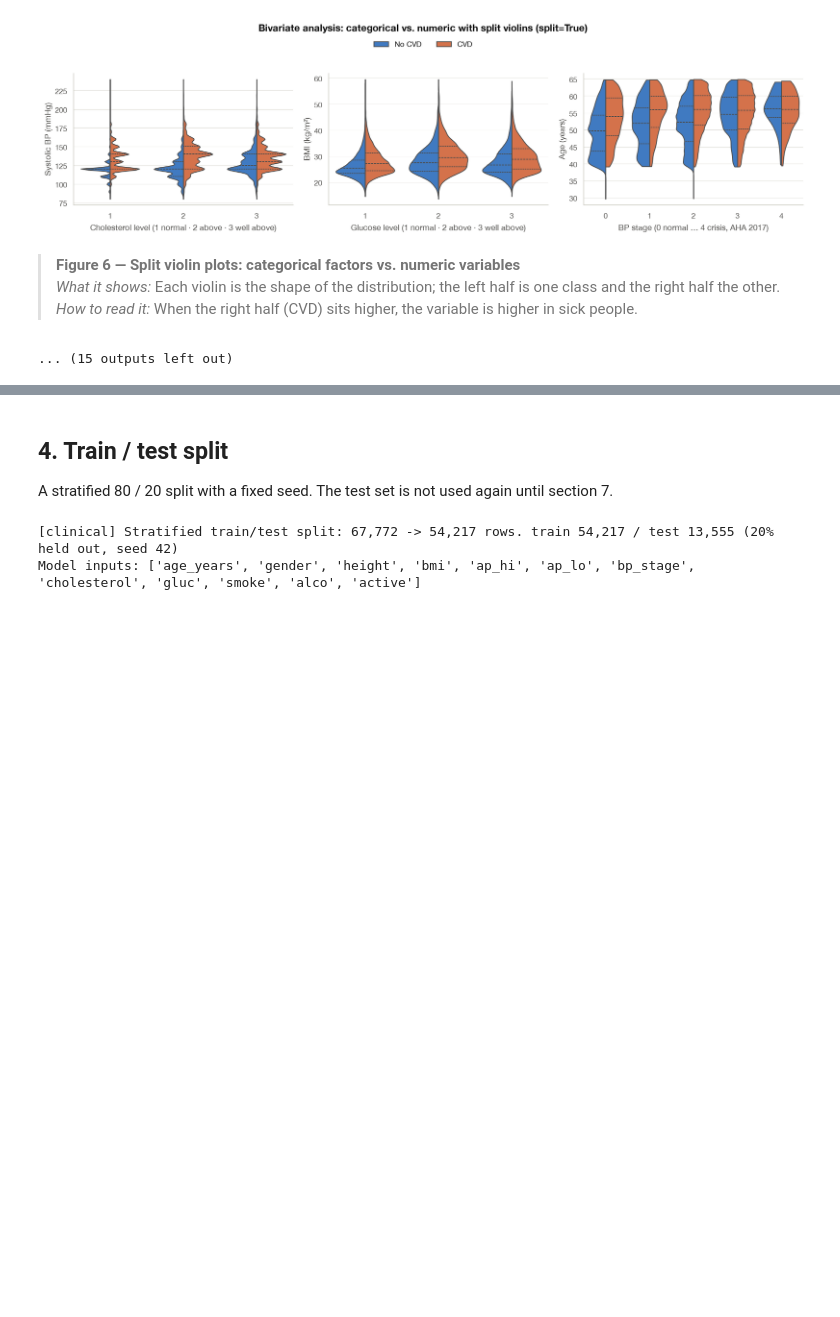
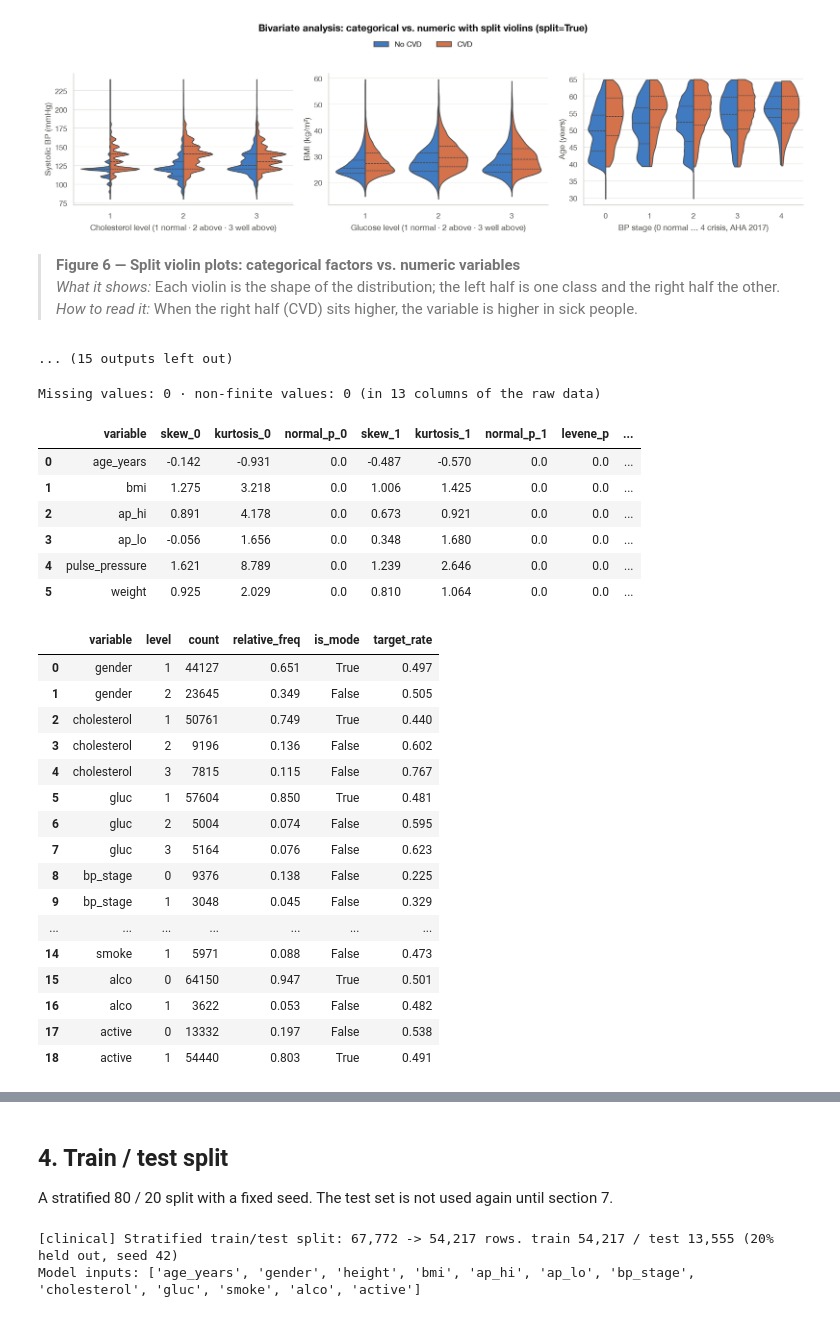
Before and after one commit to AlanFati12/Ciencias_Datos_II, a Jupyter notebook: ml-pipeline/notebooks/01_clinical_risk_tier.ipynb, the cells around one changed output, grey strips where cells are left out. Saved outputs shown, nothing was run; the diff lists cells and outputs as text; code cells hidden in the pictures; blank space fills up the shorter version.

```diff
--- a/ml-pipeline/notebooks/01_clinical_risk_tier.ipynb
+++ b/ml-pipeline/notebooks/01_clinical_risk_tier.ipynb
@@ -113,3 +113,36 @@ wf.explore()
 > *What it shows:* Each violin is the shape of the distribution; the left half is one class and the right half the other.
 > *How to read it:* When the right half (CVD) sits higher, the variable is higher in sick people.
 ... (15 outputs left out)
+# %%
+# Week-7 checklist: missing values, normality / homoscedasticity tests and categorical frequencies
+missing = wf.eda_tables["missing_values"]
+print(f"Missing values: {int(missing['missing'].sum())} · non-finite values: {int(missing['non_finite'].sum())} "
+      f"(in {len(missing)} columns of the raw data)")
+display(wf.eda_tables["assumption_tests"].round(3))
+display(wf.eda_tables["categorical_frequencies"].round(3))
+# %% [output]
+Missing values: 0 · non-finite values: 0 (in 13 columns of the raw data)
+|  | variable | skew_0 | kurtosis_0 | normal_p_0 | skew_1 | kurtosis_1 | normal_p_1 | levene_p | ... |
+| 0 | age_years | -0.142 | -0.931 | 0.0 | -0.487 | -0.570 | 0.0 | 0.0 | ... |
+| 1 | bmi | 1.275 | 3.218 | 0.0 | 1.006 | 1.425 | 0.0 | 0.0 | ... |
+| 2 | ap_hi | 0.891 | 4.178 | 0.0 | 0.673 | 0.921 | 0.0 | 0.0 | ... |
+| 3 | ap_lo | -0.056 | 1.656 | 0.0 | 0.348 | 1.680 | 0.0 | 0.0 | ... |
+| 4 | pulse_pressure | 1.621 | 8.789 | 0.0 | 1.239 | 2.646 | 0.0 | 0.0 | ... |
+| 5 | weight | 0.925 | 2.029 | 0.0 | 0.810 | 1.064 | 0.0 | 0.0 | ... |
+|  | variable | level | count | relative_freq | is_mode | target_rate |
+| 0 | gender | 1 | 44127 | 0.651 | True | 0.497 |
+| 1 | gender | 2 | 23645 | 0.349 | False | 0.505 |
+| 2 | cholesterol | 1 | 50761 | 0.749 | True | 0.440 |
+| 3 | cholesterol | 2 | 9196 | 0.136 | False | 0.602 |
+| 4 | cholesterol | 3 | 7815 | 0.115 | False | 0.767 |
+| 5 | gluc | 1 | 57604 | 0.850 | True | 0.481 |
+| 6 | gluc | 2 | 5004 | 0.074 | False | 0.595 |
+| 7 | gluc | 3 | 5164 | 0.076 | False | 0.623 |
+| 8 | bp_stage | 0 | 9376 | 0.138 | False | 0.225 |
+| 9 | bp_stage | 1 | 3048 | 0.045 | False | 0.329 |
+| ... | ... | ... | ... | ... | ... | ... |
+| 14 | smoke | 1 | 5971 | 0.088 | False | 0.473 |
+| 15 | alco | 0 | 64150 | 0.947 | True | 0.501 |
+| 16 | alco | 1 | 3622 | 0.053 | False | 0.482 |
+| 17 | active | 0 | 13332 | 0.197 | False | 0.538 |
+| 18 | active | 1 | 54440 | 0.803 | True | 0.491 |
```
Also changed, not shown: parts of 4 cells of this notebook, 54 other files.
